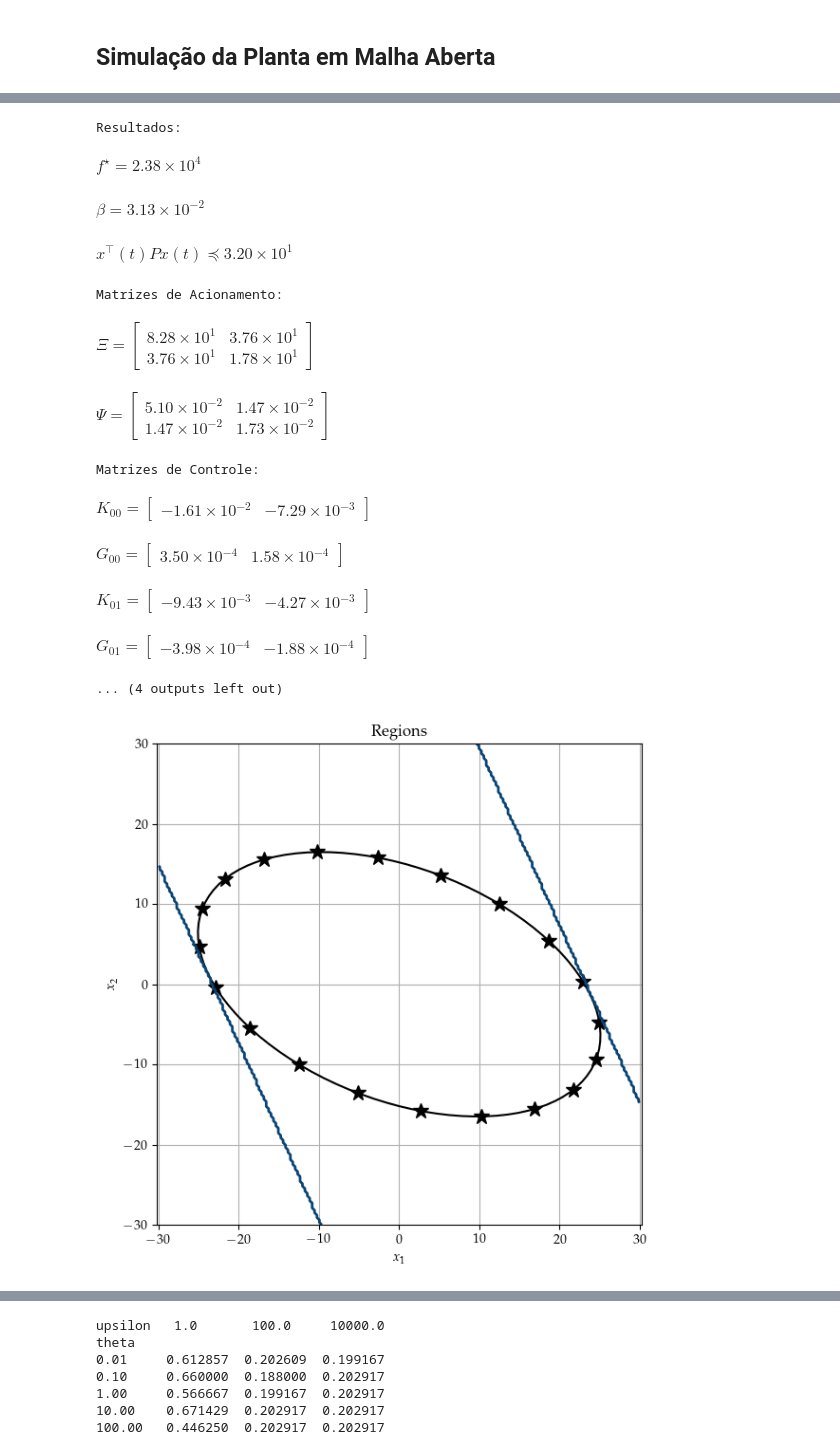
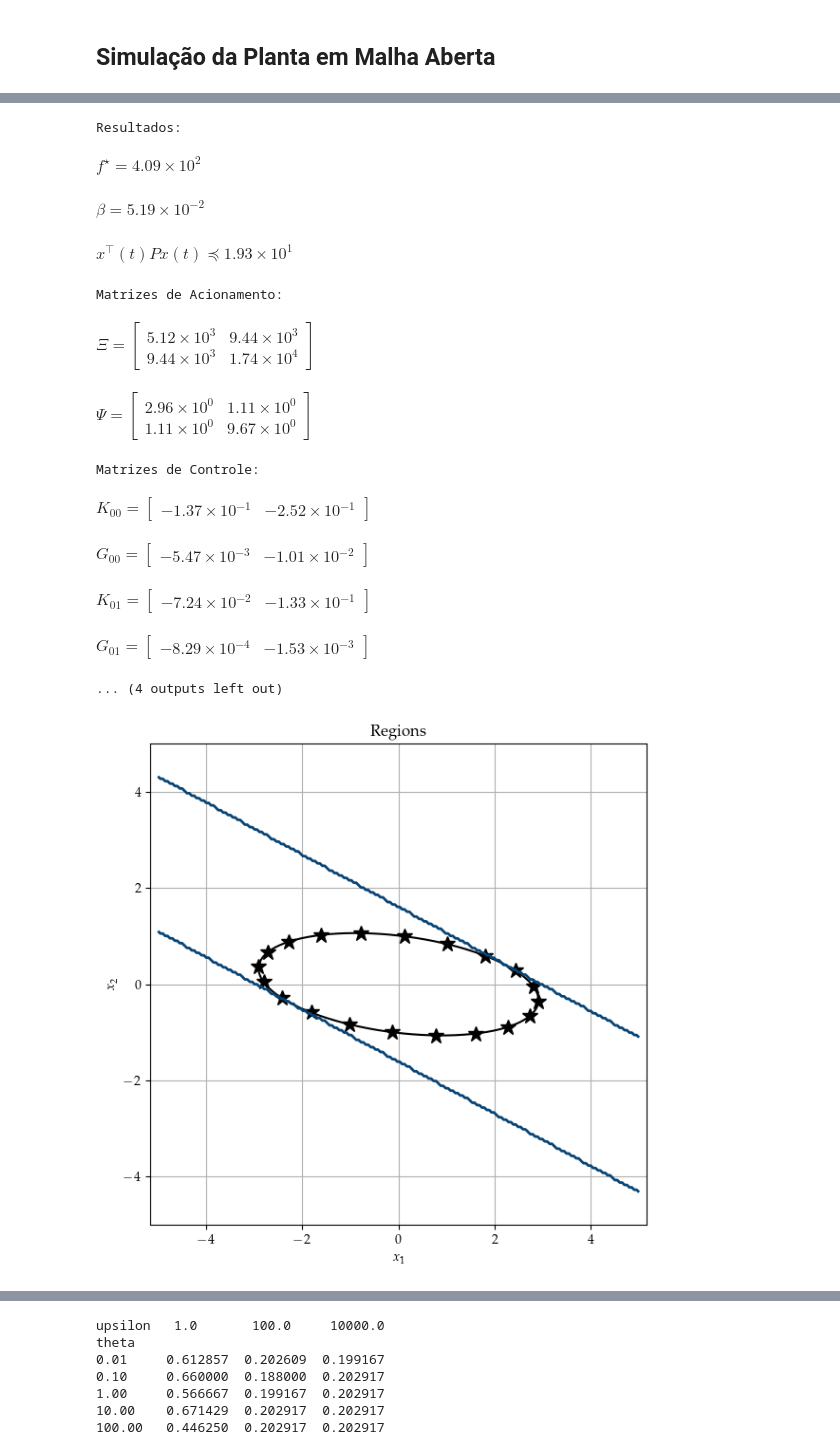
Before and after one commit to andel-vitorio/event-based-control, a Jupyter notebook: Notebooks/PETC for LPV system/12 - Systems Under Saturation copy.ipynb, the cells around one changed output, grey strips where cells are left out. Drawn from its saved outputs; the diff is of its cells as text; code cells hidden in the pictures.

Commit message:
feat: add petc aplied in dc converter simulation

```diff
--- a/Notebooks/PETC for LPV system/12 - Systems Under Saturation copy.ipynb
+++ b/Notebooks/PETC for LPV system/12 - Systems Under Saturation copy.ipynb
@@ -206,7 +206,7 @@ def create_params(V_IN, RL, RC, L, C, PCPL_OP, VC_OP):
   return params
 # %%
 simulation_step = 1e-5
-simulation_time = 1e-1
+simulation_time = 1
 timepts = np.arange(0, simulation_time + simulation_step, simulation_step)
 
 # Entrada para simulação em malha aberta
@@ -214,7 +214,7 @@ u = np.zeros((len(timepts), 1))
 
 ρ_bounds = np.array([[2.0, 10.0],
                      [9.0, 19.0]])
-x_bounds = [(-10, 10.), (-10., 10.)]
+x_bounds = [(-5, 5.), (-5., 5.)]
 
 np.random.seed(0)
 
@@ -240,7 +240,7 @@ amounts = {
 
 params = create_params(
     V_IN=15, RL=.2, RC=6, L=1e-3,
-    C=2.2e-3, PCPL_OP=15, VC_OP=5
+    C=2.2e-3, PCPL_OP=17, VC_OP=5
 )
 params.update(amounts)
 print(params)
@@ -609,7 +609,7 @@ def get_parameter(h, λ, ε, eps=1e-6):
 
   return design_results
 # %%
-design_results = get_parameter(h=1e-3, λ=1e-4, ε=1e-2)
+design_results = get_parameter(h=1e-4, λ=1e-4, ε=1e-12)
 
 Ξ = None
 Ψ = None
@@ -658,24 +658,24 @@ else:
   print('Problema não é factível!')
 # %% [output]
 Resultados:
-$\displaystyle f^\star =2.38 \times 10^{4}$
+$\displaystyle f^\star =4.09 \times 10^{2}$
-$\displaystyle \beta =3.13 \times 10^{-2}$
+$\displaystyle \beta =5.19 \times 10^{-2}$
-$\displaystyle x^\top(t) P x(t) \preceq3.20 \times 10^{1}$
+$\displaystyle x^\top(t) P x(t) \preceq1.93 \times 10^{1}$
 Matrizes de Acionamento:
-$\displaystyle \Xi = \begin{bmatrix} 8.28 \times 10^{1} & 3.76 \times 10^{1} \\ 3.76 \times 10^{1} & 1.78 \times 10^{1} \end{bmatrix}$
+$\displaystyle \Xi = \begin{bmatrix} 5.12 \times 10^{3} & 9.44 \times 10^{3} \\ 9.44 \times 10^{3} & 1.74 \times 10^{4} \end{bmatrix}$
-$\displaystyle \Psi = \begin{bmatrix} 5.10 \times 10^{-2} & 1.47 \times 10^{-2} \\ 1.47 \times 10^{-2} & 1.73 \times 10^{-2} \end{bmatrix}$
+$\displaystyle \Psi = \begin{bmatrix} 2.96 \times 10^{0} & 1.11 \times 10^{0} \\ 1.11 \times 10^{0} & 9.67 \times 10^{0} \end{bmatrix}$
 Matrizes de Controle:
-$\displaystyle K_00 = \begin{bmatrix} -1.61 \times 10^{-2} & -7.29 \times 10^{-3} \end{bmatrix}$
+$\displaystyle K_00 = \begin{bmatrix} -1.37 \times 10^{-1} & -2.52 \times 10^{-1} \end{bmatrix}$
-$\displaystyle G_00= \begin{bmatrix} 3.50 \times 10^{-4} & 1.58 \times 10^{-4} \end{bmatrix}$
+$\displaystyle G_00= \begin{bmatrix} -5.47 \times 10^{-3} & -1.01 \times 10^{-2} \end{bmatrix}$
-$\displaystyle K_01 = \begin{bmatrix} -9.43 \times 10^{-3} & -4.27 \times 10^{-3} \end{bmatrix}$
+$\displaystyle K_01 = \begin{bmatrix} -7.24 \times 10^{-2} & -1.33 \times 10^{-1} \end{bmatrix}$
-$\displaystyle G_01= \begin{bmatrix} -3.98 \times 10^{-4} & -1.88 \times 10^{-4} \end{bmatrix}$
+$\displaystyle G_01= \begin{bmatrix} -8.29 \times 10^{-4} & -1.53 \times 10^{-3} \end{bmatrix}$
 ... (4 outputs left out)
 # %%
 B2 = nm.binary_set(2)
 u_max = u_bar[0]
 
-x_vals = np.linspace(-30, 30, 200)
-y_vals = np.linspace(-30, 30, 200)
+x_vals = np.linspace(-5, 5, 200)
+y_vals = np.linspace(-5, 5, 200)
 
 X, Y = np.meshgrid(x_vals, y_vals)
 points = np.vstack([X.ravel(), Y.ravel()]).T
@@ -692,10 +692,10 @@ for b in B2:
 %matplotlib inline
 
 # Definindo intervalo de plotagem
-x1_range = (-30, 30)
-x2_range = (-30, 30)
+x1_range = (-5, 5)
+x2_range = (-5, 5)
 num_points = 20
-h = 10e-3
+h = 1e-4
 
 a_q = nm.get_vertices(x_bounds)
 
@@ -737,34 +737,34 @@ def compute_V(X1, X2, P, M, S, Q, h):
             V1 = ξ.T @ Pcal @ ξ
 
             integral_1 = h * x.T @ Q @ x
             integral_2 = ((h ** 3) / 2.) * x.T @ R @ x
 
             V2 = integral_1 + integral_2
             V_values[i, j] = V1 + V2
     return V_values
 
 X1, X2, V_values, contour_data = nm.get_region_boundary(
     lambda X1, X2: compute_V(X1, X2, P, M, S, Q, h),
     x1_range=x1_range, x2_range=x2_range, num_points=100
 )
 
 contour = ax.contour(X, Y, valid_points,
                      colors='#084475', linewidths=2.)
 
 # plt.contour(X1, X2, V_values, levels=[1. / β],
 #             colors='black', linestyles='--')
 
 # Ajustes finais de layout
 ax.set_title("Regions")
 ax.set_xlabel("$x_1$")
 ax.set_ylabel("$x_2$")
 ax.grid(True)
 ax.axis('equal')
 
 # Exibir o gráfico
 plt.tight_layout()
 # %% [output]
-[figure, old version]
+[figure, new version]
 # %%
 def closedloop_simulation(x0, η0, λ, θ, T_s):
   N = len(timepts)
```
Also changed, not shown: parts of 6 cells of this notebook.
